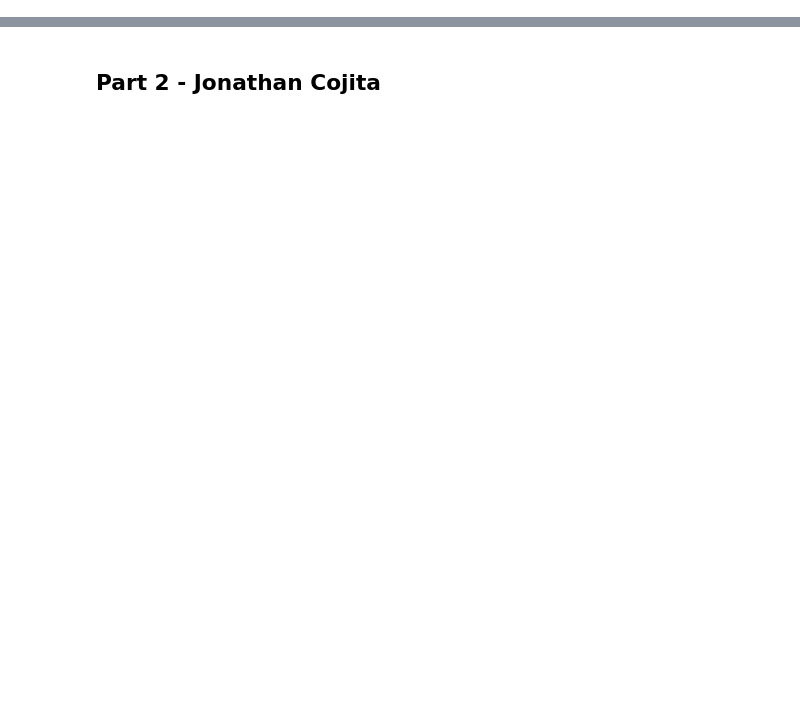
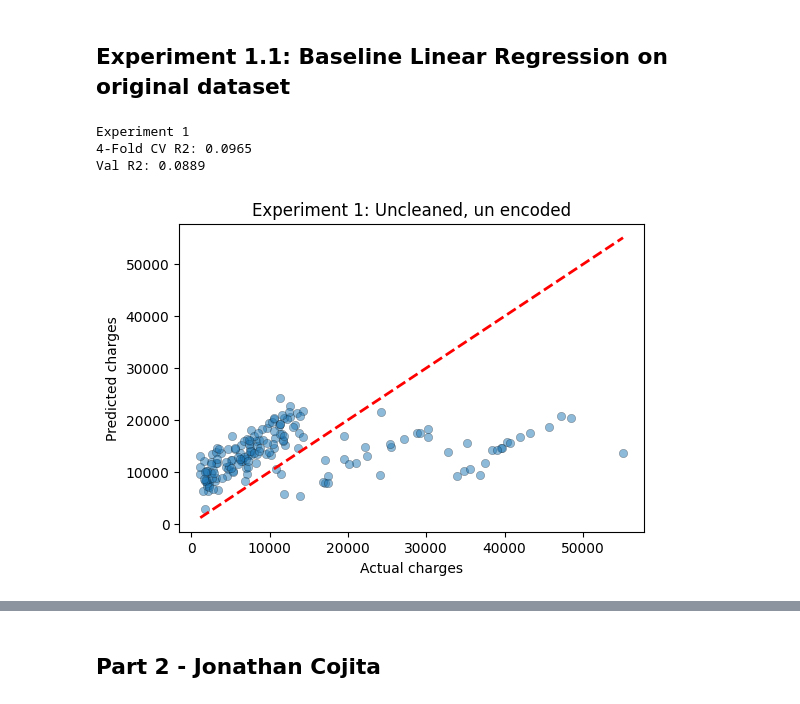
Before and after one commit to JCoji/DataScienceA2, a Jupyter notebook: A3 - Jonthan Cojita, Lucas Gavura.ipynb, the cells around one changed output, grey strips where cells are left out. Drawn from its saved outputs; the diff is of its cells as text; code cells hidden in the pictures; blank space fills up the shorter version.

```diff
--- a/A3 - Jonthan Cojita, Lucas Gavura.ipynb
+++ b/A3 - Jonthan Cojita, Lucas Gavura.ipynb
@@ -0,0 +199,33 @@
+# %% [markdown]
+## Experiment 1.1: Baseline Linear Regression on original dataset
+# %%
+#Experiment 1: Linear Regression on uncleaned, un-encoded dataset with only numeretical values
+lr_baseline = LinearRegression()
+
+numeric_cols = ['age','bmi','children']
+#4-fold CV on train_reduced
+kf = KFold(n_splits=4, shuffle=True, random_state=42)
+cv_r2_1 = cross_val_score(lr_baseline, train_reduced[numeric_cols],
+                           train_reduced['charges'], cv=kf, scoring='r2')
+print("Experiment 1")
+print(f"4-Fold CV R2: {cv_r2_1.mean():.4f}")
+
+#Train on train_df, evaluate on val_df
+lr_baseline.fit(train_df[numeric_cols], train_df['charges'])
+val_prediction_1 = lr_baseline.predict(val_df[numeric_cols])
+
+print(f"Val R2: {r2_score(val_df['charges'], val_prediction_1):.4f}")
+
+plt.figure(figsize=(6, 4))
+plt.scatter(val_df['charges'], val_prediction_1, alpha=0.5, edgecolors='k', linewidths=0.3)
+plt.plot([val_df['charges'].min(), val_df['charges'].max()],
+         [val_df['charges'].min(), val_df['charges'].max()], 'r--', lw=2)
+plt.title("Experiment 1: Uncleaned, un encoded")
+plt.xlabel("Actual charges")
+plt.ylabel("Predicted charges")
+plt.show()
+# %% [output]
+Experiment 1
+4-Fold CV R2: 0.0965
+Val R2: 0.0889
+[figure, added]
```
Also changed, not shown: parts of 25 cells of this notebook.
